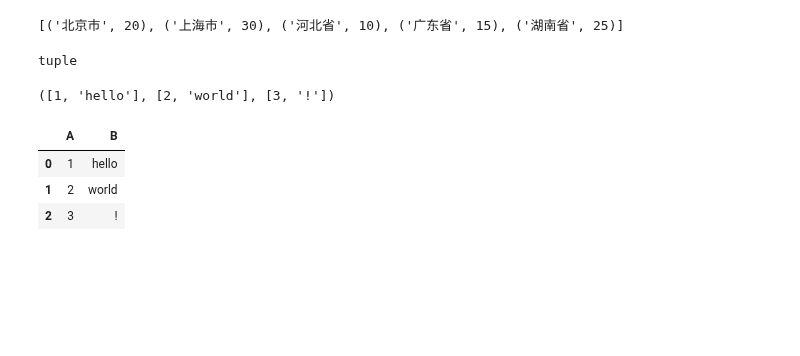
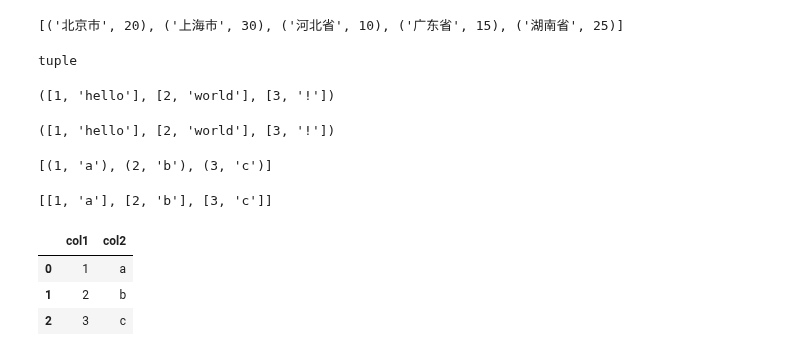
Before and after one commit to whgloveucq/jupyterfiles, a Jupyter notebook: OApractice/Pandas进阶修炼300题2.ipynb, the cells around one changed output. Drawn from its saved outputs; the diff is of its cells as text; code cells hidden in the pictures; blank space fills up the shorter version.

```diff
--- a/OApractice/Pandas进阶修炼300题2.ipynb
+++ b/OApractice/Pandas进阶修炼300题2.ipynb
@@ -329,18 +320,35 @@ my_dataframe = pd.DataFrame({'A': [1, 2, 3], 'B': ['hello', 'world', '!']})
 # 将DataFrame转换为元组的数组
 my_tuple_array = tuple(my_dataframe.values.tolist())
 
-# print(my_tuple_array)  # 输出：[(1, 'hello'), (2, 'world'), (3, '!')]
+print(my_tuple_array)  # 输出：[(1, 'hello'), (2, 'world'), (3, '!')]
+# %% [output]
+([1, 'hello'], [2, 'world'], [3, '!'])
 # %%
 my_tuple_array
 # %% [output]
 ([1, 'hello'], [2, 'world'], [3, '!'])
-# %%
-my_dataframe
-# %% [output]
-|  | A | B |
-| 0 | 1 | hello |
-| 1 | 2 | world |
-| 2 | 3 | ! |
+# %%
+# 创建一个DataFrame
+df = pd.DataFrame({'col1': [1, 2, 3], 'col2': ['a', 'b', 'c']})
+
+# 将两列转换为元组的数组
+tuple_list = df.values.tolist()  # 获取两列的值并转换为列表
+tuple_arr = [tuple(x) for x in tuple_list]  # 将每个元素转换为元组
+
+print(tuple_arr)
+# %% [output]
+[(1, 'a'), (2, 'b'), (3, 'c')]
+# %%
+tuple_list
+# %% [output]
+[[1, 'a'], [2, 'b'], [3, 'c']]
+# %%
+df
+# %% [output]
+|  | col1 | col2 |
+| 0 | 1 | a |
+| 1 | 2 | b |
+| 2 | 3 | c |
 # %%
 # df.index,df.columns
 
```
Also changed, not shown: parts of 5 cells of this notebook, 1 other file.
